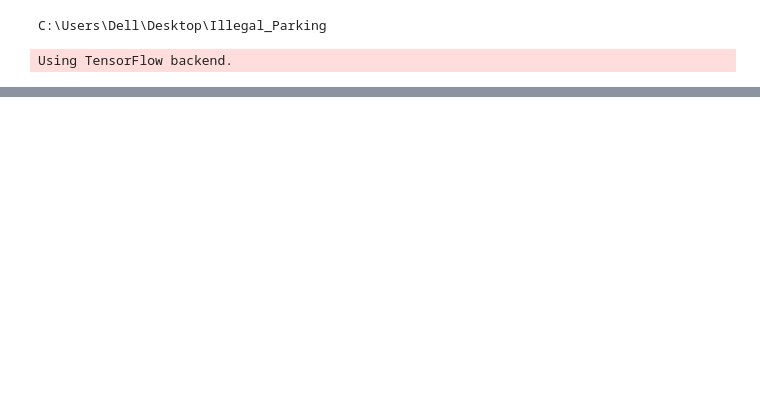
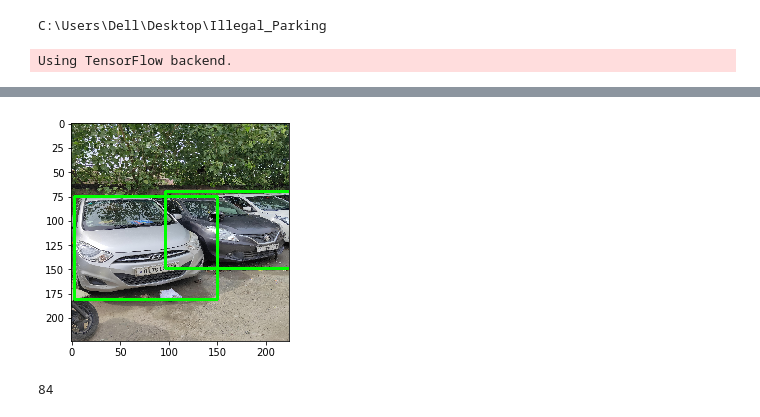
Before and after one commit to rasenganai/Illegal_Parking, a Jupyter notebook: testing.ipynb, the cells around one changed output, grey strips where cells are left out. Drawn from its saved outputs; the diff is of its cells as text; code cells hidden in the pictures; blank space fills up the shorter version.

```diff
--- a/testing.ipynb
+++ b/testing.ipynb
@@ -70,0 +83,14 @@ show_details(img,data,preds)
+# %%
+img=cv2.resize(cv2.imread("./Data/Test_im/IMG20190718153549.jpg"),(224,224))
+# img=cv2.resize(cv2.imread("./Data/Test_im/IMG20190716154504.jpg"),(224,224))
+
+data,preds=predict_parking(img)
+
+show_details(cv2.cvtColor(img,cv2.COLOR_BGR2RGB),data,preds)
+# %% [output]
+[figure, added]
+# %%
+test=os.listdir("./Data/Test_im/")
+len(test)
+# %% [output]
+84
```
Also changed, not shown: parts of 15 cells of this notebook, 5 other files.
